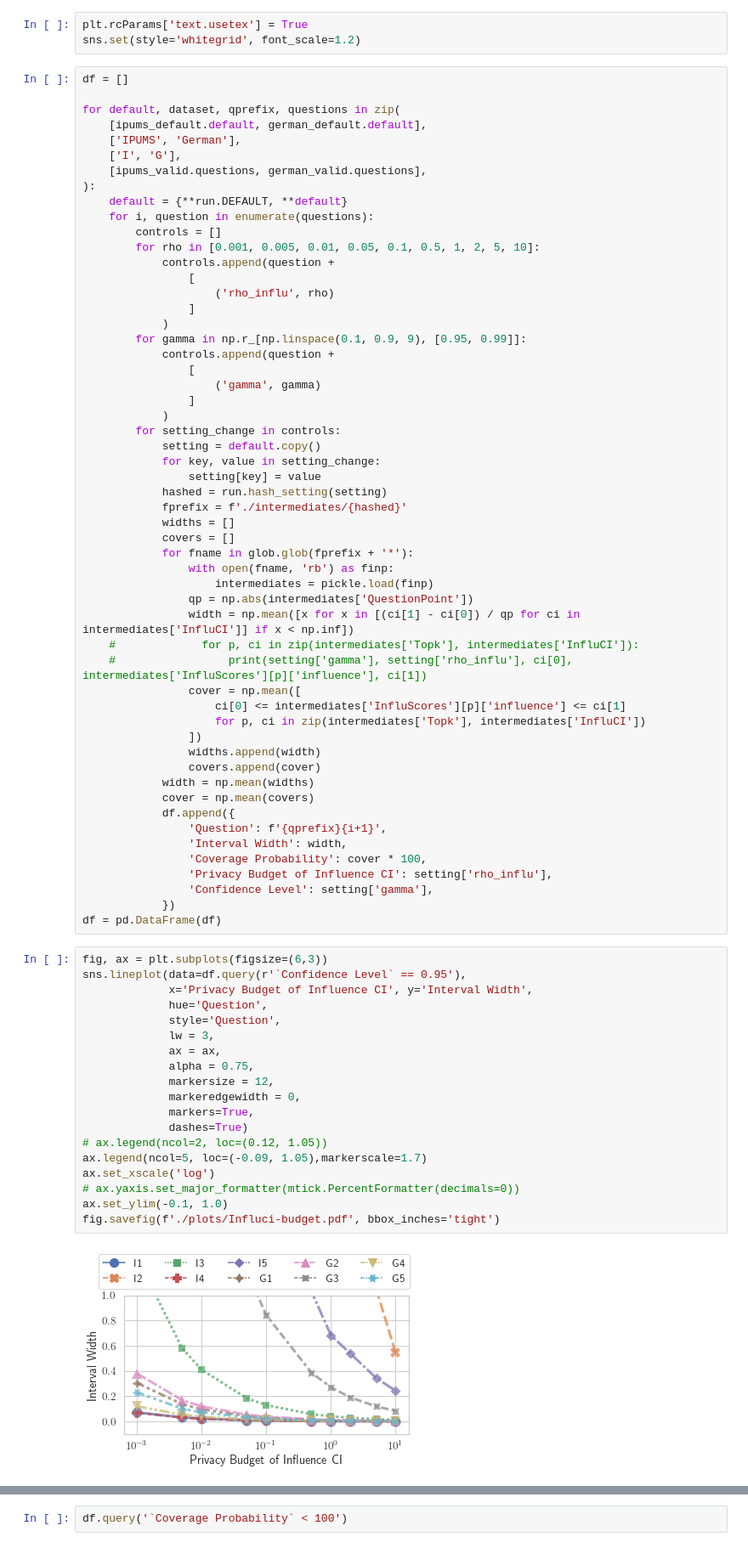
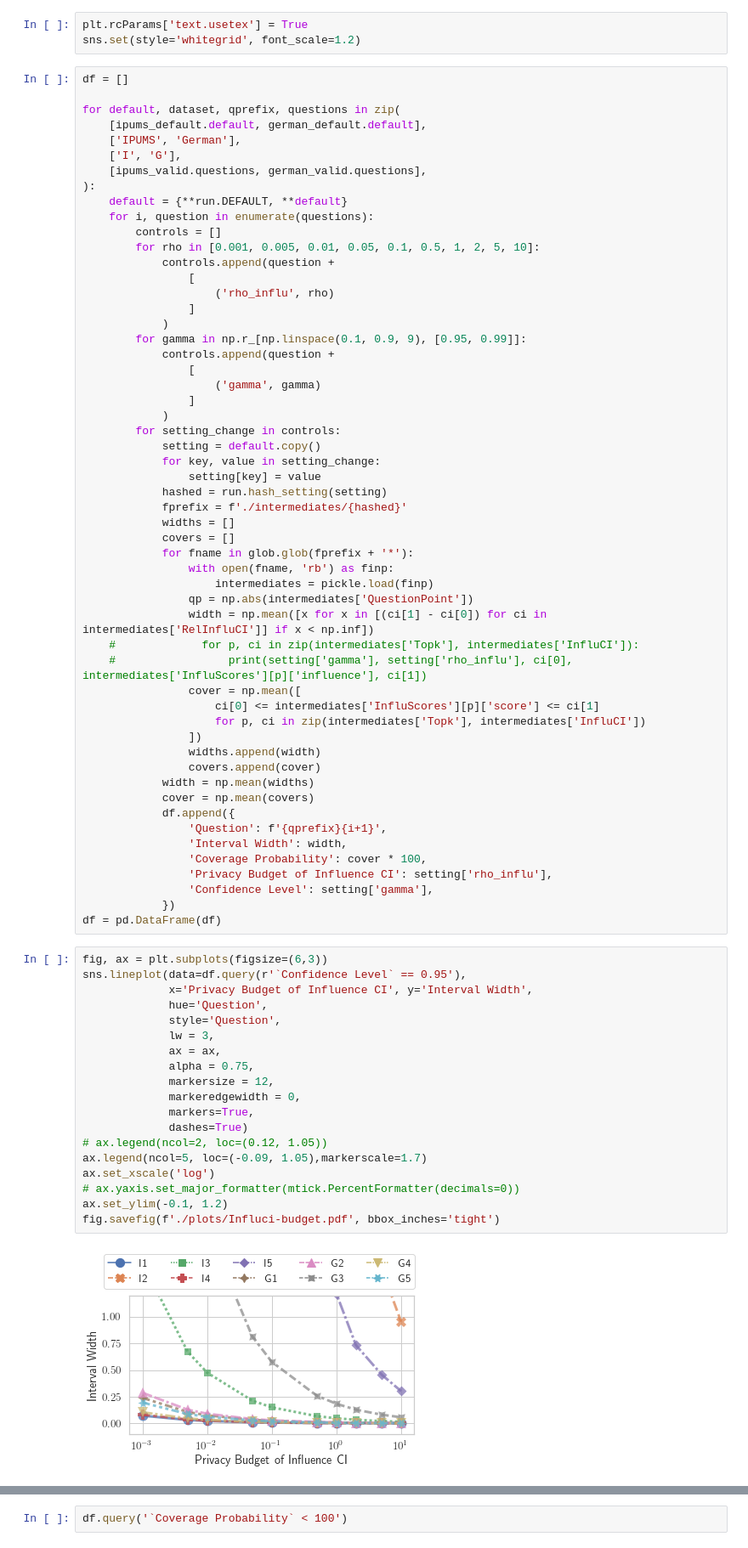
Before and after one commit to yuchaotao/Private-Explanation-System, a Jupyter notebook: experiment-2/finding/influ-ci.ipynb, the cells around one changed output, grey strips where cells are left out. Shown at 85% size. Saved outputs shown, nothing was run; the diff lists cells and outputs as text.

Commit message:
update the influence function

```diff
--- a/experiment-2/finding/influ-ci.ipynb
+++ b/experiment-2/finding/influ-ci.ipynb
@@ -74,11 +74,11 @@ for default, dataset, qprefix, questions in zip(
                 with open(fname, 'rb') as finp:
                     intermediates = pickle.load(finp)
                 qp = np.abs(intermediates['QuestionPoint'])
-                width = np.mean([x for x in [(ci[1] - ci[0]) / qp for ci in intermediates['InfluCI']] if x < np.inf])
+                width = np.mean([x for x in [(ci[1] - ci[0]) for ci in intermediates['RelInfluCI']] if x < np.inf])
     #             for p, ci in zip(intermediates['Topk'], intermediates['InfluCI']):
     #                 print(setting['gamma'], setting['rho_influ'], ci[0], intermediates['InfluScores'][p]['influence'], ci[1])
                 cover = np.mean([
-                    ci[0] <= intermediates['InfluScores'][p]['influence'] <= ci[1]
+                    ci[0] <= intermediates['InfluScores'][p]['score'] <= ci[1]
                     for p, ci in zip(intermediates['Topk'], intermediates['InfluCI'])
                 ])
                 widths.append(width)
@@ -96,24 +96,24 @@ df = pd.DataFrame(df)
 # %%
 fig, ax = plt.subplots(figsize=(6,3))
 sns.lineplot(data=df.query(r'`Confidence Level` == 0.95'),
              x='Privacy Budget of Influence CI', y='Interval Width',
              hue='Question',
              style='Question',
              lw = 3,
              ax = ax,
              alpha = 0.75,
              markersize = 12,
              markeredgewidth = 0,
              markers=True,
              dashes=True)
 # ax.legend(ncol=2, loc=(0.12, 1.05))
 ax.legend(ncol=5, loc=(-0.09, 1.05),markerscale=1.7)
 ax.set_xscale('log')
 # ax.yaxis.set_major_formatter(mtick.PercentFormatter(decimals=0))
-ax.set_ylim(-0.1, 1.0)
+ax.set_ylim(-0.1, 1.2)
 fig.savefig(f'./plots/Influci-budget.pdf', bbox_inches='tight')
 # %% [output]
-[figure, old version]
+[figure, new version]
 # %%
 df.query('`Privacy Budget of Influence CI` == 0.5 and `Confidence Level` == 0.95')
 # %% [output]
```
Also changed, not shown: parts of 4 cells of this notebook, 8 other files.
